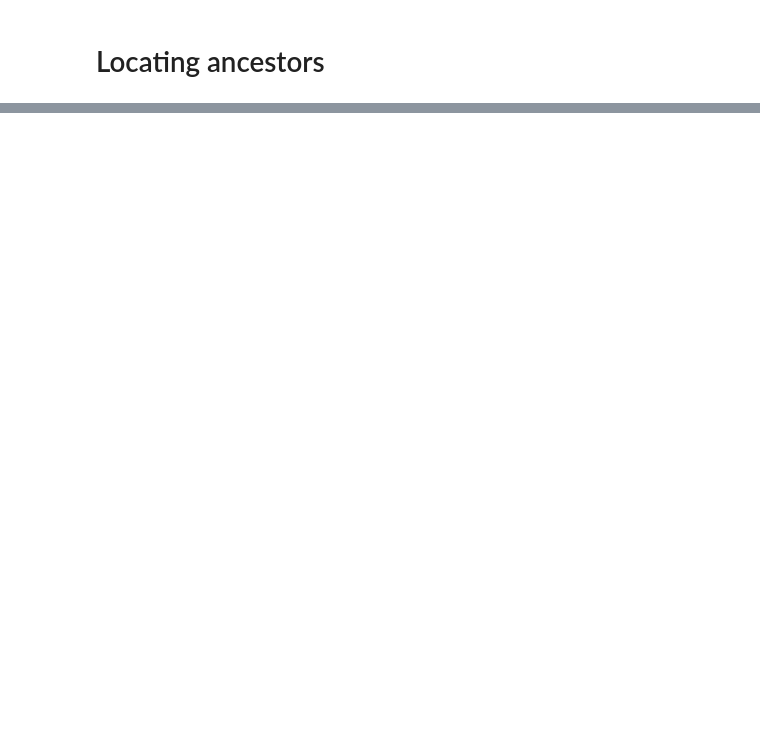
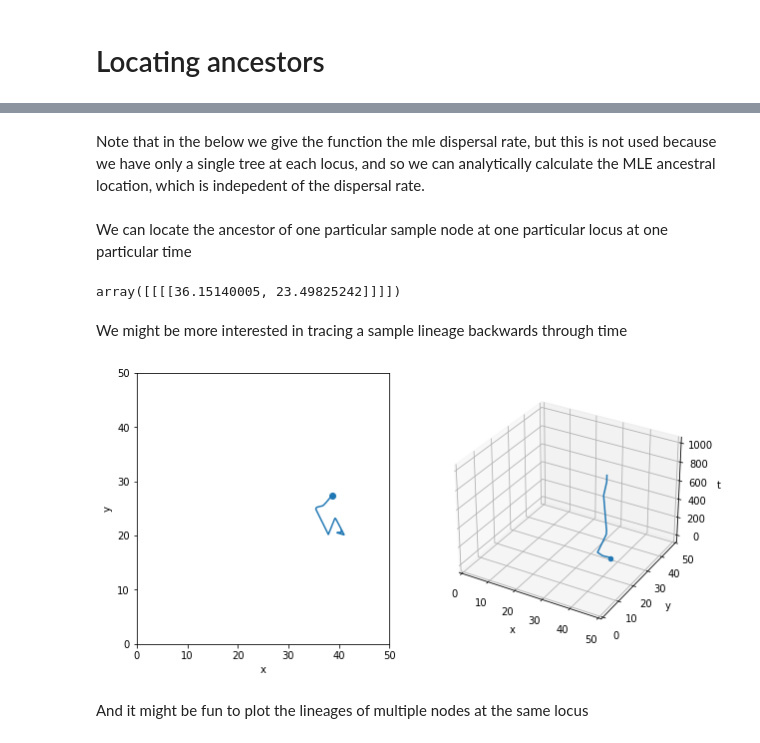
Before and after one commit to mmosmond/sparg, a Jupyter notebook: tutorial.ipynb, the cells around one changed output, grey strips where cells are left out. Saved outputs shown, nothing was run; the diff lists cells and outputs as text; code cells hidden in the pictures; blank space fills up the shorter version.

```diff
--- a/tutorial.ipynb
+++ b/tutorial.ipynb
@@ -70,0 +224,8 @@ The dispersal rate will, in general, be higher when we use trees other than the
+# %%
+ixs = [nursts.node(i).individual for i in range(2*k)] #individual associated with each sampled node
+locations = np.array([nursts.individual(i).location for i in ixs])[:,:2] #location associated with individual of each node
+# %%
+x0 = [SIGMA_disp, SIGMA_disp, 0] #initial guess for parameters (sd in x, sd in y, correlation bw x and y)
+bnds = ((1e-6,None), (1e-6,None), (-0.99,0.99)) # bounds on the parameters (eg to keep the sd's positive)
+
+mle = sparg.dispersal.estimate(locations=locations, shared_times=shared_times, samples=samples, important=False, x0=x0, bnds=bnds)
@@ -130,0 +400,54 @@ os.system(script)
+# %%
+which_trees = [int(i) for i in np.linspace(0, nursts.num_trees-1, ntrees)] #evenly space these trees along the tree sequence
+trees = sparg.trees.get_dendropy_trees(treefile=nursts, which_trees=which_trees, from_ts=True)
+shared_times, samples = sparg.trees.process(trees=trees, important=False) #use sparg to process the trees
+# %% [markdown]
+Note that in the below we give the function the mle dispersal rate, but this is not used because we have only a single tree at each locus, and so we can analytically calculate the MLE ancestral location, which is indepedent of the dispersal rate.
+# %% [markdown]
+We can locate the ancestor of one particular sample node at one particular locus at one particular time
+# %%
+nodes = [0] #sample nodes we want to locate ancestors of
+loci = [0] #loci to locate ancestors at
+times = [100] #times we want to locate ancestors
+
+sparg.locate.locate(nodes=nodes, times=times, locations=locations, shared_times=np.array(shared_times)[loci], samples=np.array(samples)[loci], mles=[mle.x for _ in loci], important=False)
+# %% [output]
+array([[[[36.15140005, 23.49825242]]]])
+# %% [markdown]
+We might be more interested in tracing a sample lineage backwards through time
+# %%
+loci = [0] #loci to locate ancestors at
+times = range(10,1000,10) #times we want to locate ancestors
+nodes = [0] #sample nodes we want to locate ancestors of
+
+anc_locs = sparg.locate.locate(nodes=nodes, times=times, locations=locations, shared_times=np.array(shared_times)[loci], samples=np.array(samples)[loci], mles=[mle.x for _ in loci], important=False)
+# %%
+fig = plt.figure(figsize=(10,5))
+ax1 = fig.add_subplot(121)
+ax2 = fig.add_subplot(122, projection='3d')
+
+xs = anc_locs[0,:,0,0]
+ys = anc_locs[0,:,0,1]
+ts = times
+
+ax1.scatter(xs[0], ys[0])
+ax1.plot(xs, ys)
+ax2.scatter(xs[0], ys[0], ts[0])
+ax2.plot(xs, ys, ts)
+
+ax1.set_xlim(0,50)
+ax1.set_ylim(0,50)
+ax1.set_xlabel('x')
+ax1.set_ylabel('y')
+
+ax2.set_xlim(0,50)
+ax2.set_ylim(0,50)
+ax2.set_xlabel('x')
+ax2.set_ylabel('y')
+ax2.set_zlabel('t')
+
+plt.show()
+# %% [output]
+[figure, added]
+# %% [markdown]
+And it might be fun to plot the lineages of multiple nodes at the same locus
```
Also changed, not shown: parts of 83 cells of this notebook, 6 other files.
